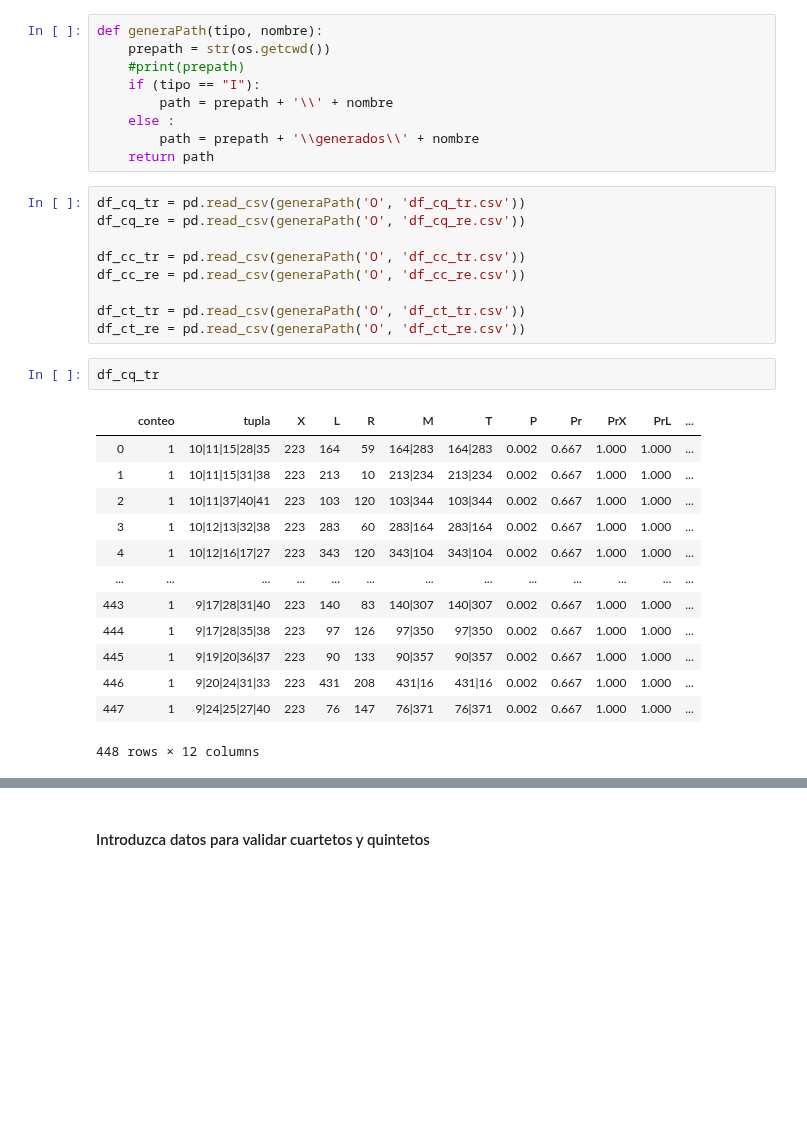
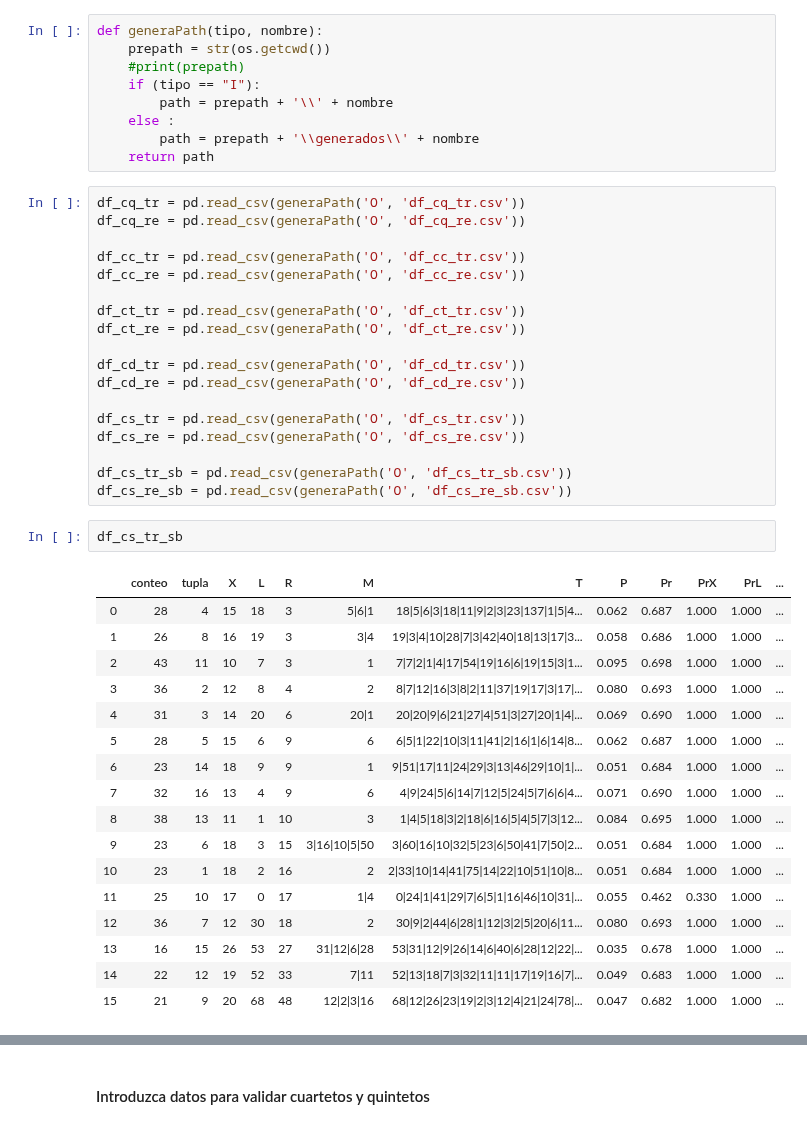
Before and after one commit to chitara44/datascience, a Jupyter notebook: BalotoFinder.ipynb, the cells around one changed output, grey strips where cells are left out. Drawn from its saved outputs; the diff is of its cells as text; blank space fills up the shorter version.

```diff
--- a/BalotoFinder.ipynb
+++ b/BalotoFinder.ipynb
@@ -38,19 +38,32 @@ df_cc_re = pd.read_csv(generaPath('O', 'df_cc_re.csv'))
 
 df_ct_tr = pd.read_csv(generaPath('O', 'df_ct_tr.csv'))
 df_ct_re = pd.read_csv(generaPath('O', 'df_ct_re.csv'))
+
+df_cd_tr = pd.read_csv(generaPath('O', 'df_cd_tr.csv'))
+df_cd_re = pd.read_csv(generaPath('O', 'df_cd_re.csv'))
+
+df_cs_tr = pd.read_csv(generaPath('O', 'df_cs_tr.csv'))
+df_cs_re = pd.read_csv(generaPath('O', 'df_cs_re.csv'))
+
+df_cs_tr_sb = pd.read_csv(generaPath('O', 'df_cs_tr_sb.csv'))
+df_cs_re_sb = pd.read_csv(generaPath('O', 'df_cs_re_sb.csv'))
-# %%
-df_cq_tr
-# %% [output]
-|  | conteo | tupla | X | L | R | M | T | P | Pr | PrX | PrL | ... |
-| 0 | 1 | 10|11|15|28|35 | 223 | 164 | 59 | 164|283 | 164|283 | 0.002 | 0.667 | 1.000 | 1.000 | ... |
-| 1 | 1 | 10|11|15|31|38 | 223 | 213 | 10 | 213|234 | 213|234 | 0.002 | 0.667 | 1.000 | 1.000 | ... |
-| 2 | 1 | 10|11|37|40|41 | 223 | 103 | 120 | 103|344 | 103|344 | 0.002 | 0.667 | 1.000 | 1.000 | ... |
-| 3 | 1 | 10|12|13|32|38 | 223 | 283 | 60 | 283|164 | 283|164 | 0.002 | 0.667 | 1.000 | 1.000 | ... |
-| 4 | 1 | 10|12|16|17|27 | 223 | 343 | 120 | 343|104 | 343|104 | 0.002 | 0.667 | 1.000 | 1.000 | ... |
-| ... | ... | ... | ... | ... | ... | ... | ... | ... | ... | ... | ... | ... |
-| 443 | 1 | 9|17|28|31|40 | 223 | 140 | 83 | 140|307 | 140|307 | 0.002 | 0.667 | 1.000 | 1.000 | ... |
-| 444 | 1 | 9|17|28|35|38 | 223 | 97 | 126 | 97|350 | 97|350 | 0.002 | 0.667 | 1.000 | 1.000 | ... |
-| 445 | 1 | 9|19|20|36|37 | 223 | 90 | 133 | 90|357 | 90|357 | 0.002 | 0.667 | 1.000 | 1.000 | ... |
-| 446 | 1 | 9|20|24|31|33 | 223 | 431 | 208 | 431|16 | 431|16 | 0.002 | 0.667 | 1.000 | 1.000 | ... |
-| 447 | 1 | 9|24|25|27|40 | 223 | 76 | 147 | 76|371 | 76|371 | 0.002 | 0.667 | 1.000 | 1.000 | ... |
-448 rows × 12 columns
+# %%
+df_cs_tr_sb
+# %% [output]
+|  | conteo | tupla | X | L | R | M | T | P | Pr | PrX | PrL | ... |
+| 0 | 28 | 4 | 15 | 18 | 3 | 5|6|1 | 18|5|6|3|18|11|9|2|3|23|137|1|5|4... | 0.062 | 0.687 | 1.000 | 1.000 | ... |
+| 1 | 26 | 8 | 16 | 19 | 3 | 3|4 | 19|3|4|10|28|7|3|42|40|18|13|17|3... | 0.058 | 0.686 | 1.000 | 1.000 | ... |
+| 2 | 43 | 11 | 10 | 7 | 3 | 1 | 7|7|2|1|4|17|54|19|16|6|19|15|3|1... | 0.095 | 0.698 | 1.000 | 1.000 | ... |
+| 3 | 36 | 2 | 12 | 8 | 4 | 2 | 8|7|12|16|3|8|2|11|37|19|17|3|17|... | 0.080 | 0.693 | 1.000 | 1.000 | ... |
+| 4 | 31 | 3 | 14 | 20 | 6 | 20|1 | 20|20|9|6|21|27|4|51|3|27|20|1|4|... | 0.069 | 0.690 | 1.000 | 1.000 | ... |
+| 5 | 28 | 5 | 15 | 6 | 9 | 6 | 6|5|1|22|10|3|11|41|2|16|1|6|14|8... | 0.062 | 0.687 | 1.000 | 1.000 | ... |
+| 6 | 23 | 14 | 18 | 9 | 9 | 1 | 9|51|17|11|24|29|3|13|46|29|10|1|... | 0.051 | 0.684 | 1.000 | 1.000 | ... |
+| 7 | 32 | 16 | 13 | 4 | 9 | 6 | 4|9|24|5|6|14|7|12|5|24|5|7|6|6|4... | 0.071 | 0.690 | 1.000 | 1.000 | ... |
+| 8 | 38 | 13 | 11 | 1 | 10 | 3 | 1|4|5|18|3|2|18|6|16|5|4|5|7|3|12... | 0.084 | 0.695 | 1.000 | 1.000 | ... |
+| 9 | 23 | 6 | 18 | 3 | 15 | 3|16|10|5|50 | 3|60|16|10|32|5|23|6|50|41|7|50|2... | 0.051 | 0.684 | 1.000 | 1.000 | ... |
+| 10 | 23 | 1 | 18 | 2 | 16 | 2 | 2|33|10|14|41|75|14|22|10|51|10|8... | 0.051 | 0.684 | 1.000 | 1.000 | ... |
+| 11 | 25 | 10 | 17 | 0 | 17 | 1|4 | 0|24|1|41|29|7|6|5|1|16|46|10|31|... | 0.055 | 0.462 | 0.330 | 1.000 | ... |
+| 12 | 36 | 7 | 12 | 30 | 18 | 2 | 30|9|2|44|6|28|1|12|3|2|5|20|6|11... | 0.080 | 0.693 | 1.000 | 1.000 | ... |
+| 13 | 16 | 15 | 26 | 53 | 27 | 31|12|6|28 | 53|31|12|9|26|14|6|40|6|28|12|22|... | 0.035 | 0.678 | 1.000 | 1.000 | ... |
+| 14 | 22 | 12 | 19 | 52 | 33 | 7|11 | 52|13|18|7|3|32|11|11|17|19|16|7|... | 0.049 | 0.683 | 1.000 | 1.000 | ... |
+| 15 | 21 | 9 | 20 | 68 | 48 | 12|2|3|16 | 68|12|26|23|19|2|3|12|4|21|24|78|... | 0.047 | 0.682 | 1.000 | 1.000 | ... |
```
Also changed, not shown: parts of 15 cells of this notebook, 34 other files.
